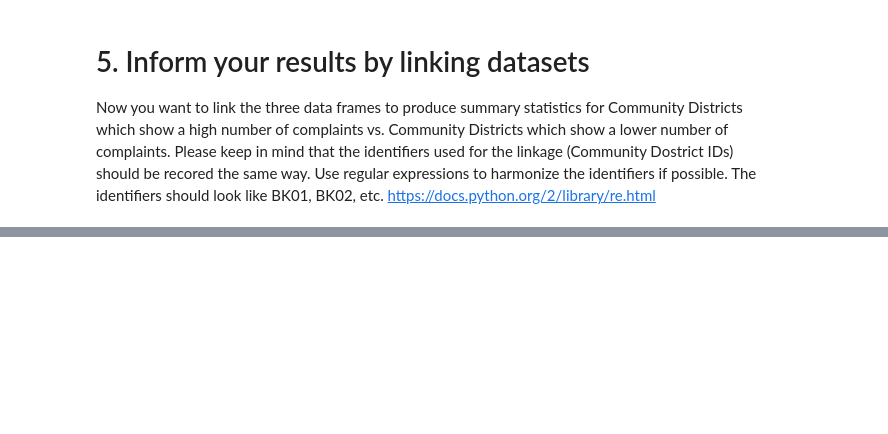
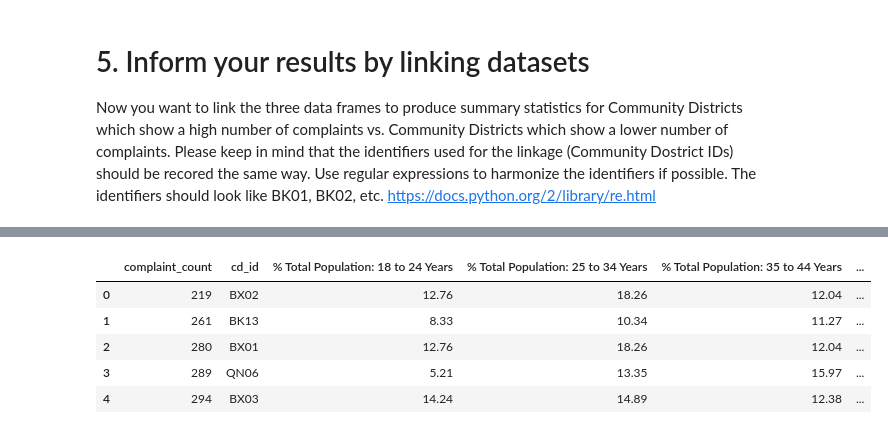
Before and after one commit to ian-wright/NYUclass-urban-informatics, a Jupyter notebook: HW8_iw453/PUI 2016 - Working with Data Lab.ipynb, the cells around one changed output, grey strips where cells are left out. Saved outputs shown, nothing was run; the diff lists cells and outputs as text; code cells hidden in the pictures; blank space fills up the shorter version.

```diff
--- a/HW8_iw453/PUI 2016 - Working with Data Lab.ipynb
+++ b/HW8_iw453/PUI 2016 - Working with Data Lab.ipynb
@@ -170,5 +375,27 @@ df_infr = pd.read_csv(PUIdata + "/ACS_Computer_Use_and_Internet_2014_1Year_Estim
 # 5. Inform your results by linking datasets
 Now you want to link the three data frames to produce summary statistics for Community Districts which show a high number of complaints vs. Community Districts which show a lower number of complaints. Please keep in mind that the identifiers used for the linkage (Community Dostrict IDs) should be recored the same way. Use regular expressions to harmonize the identifiers if possible. The identifiers should look like BK01, BK02, etc.
 https://docs.python.org/2/library/re.html
+# %%
+# normalizing function for community districts
+def map_cd(raw_cd):
+
+    # first, extract the digit from the string, and append a '0' if necessary
+    cd_num = re.findall(r'\d+', raw_cd)[0]
+    if len(cd_num) == 1:
+        cd_num = '0' + cd_num
+    else:
+        pass
+
+    # now, append the correct borough
+    if 'bronx' in raw_cd.lower():
+        return 'BX' + cd_num
+    elif 'brooklyn' in raw_cd.lower():
+        return 'BK' + cd_num
+    elif 'manhattan' in raw_cd.lower():
+        return 'MN' + cd_num
+    elif 'queens' in raw_cd.lower():
+        return 'QN' + cd_num
+    else:
+        return 'SI' + cd_num
 # %%
 # Harmonize identifier of dataframe 1
@@ -182,0 +428,11 @@ https://docs.python.org/2/library/re.html
+# %%
+# Link the 3 dataframes
+df = comm_df.merge(df_pop, how='left', on='cd_id').merge(df_infr, how='left', on='cd_id')
+df.head()
+# %% [output]
+|  | complaint_count | cd_id | % Total Population: 18 to 24 Years | % Total Population: 25 to 34 Years | % Total Population: 35 to 44 Years | ... |
+| 0 | 219 | BX02 | 12.76 | 18.26 | 12.04 | ... |
+| 1 | 261 | BK13 | 8.33 | 10.34 | 11.27 | ... |
+| 2 | 280 | BX01 | 12.76 | 18.26 | 12.04 | ... |
+| 3 | 289 | QN06 | 5.21 | 13.35 | 15.97 | ... |
+| 4 | 294 | BX03 | 14.24 | 14.89 | 12.38 | ... |
```
Also changed, not shown: parts of 46 cells of this notebook.
